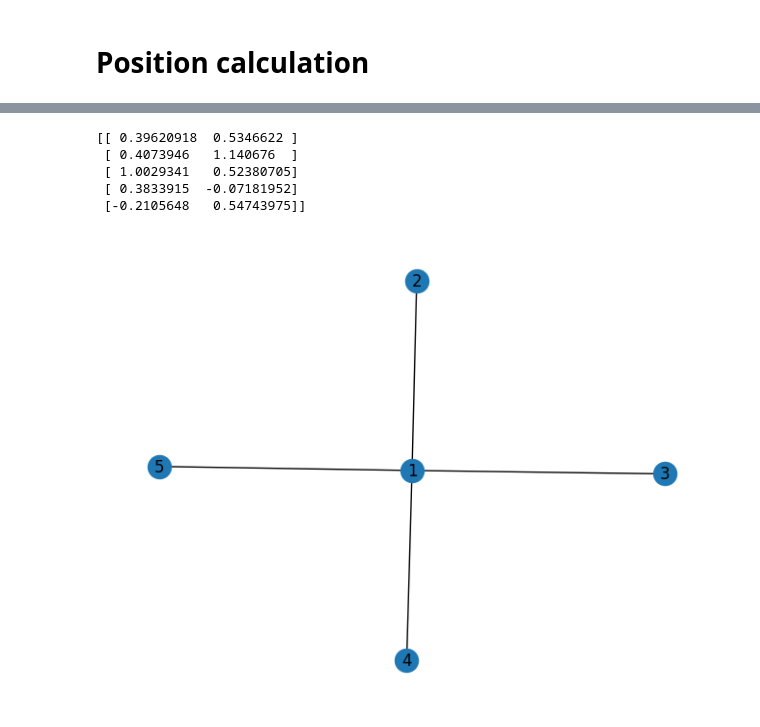
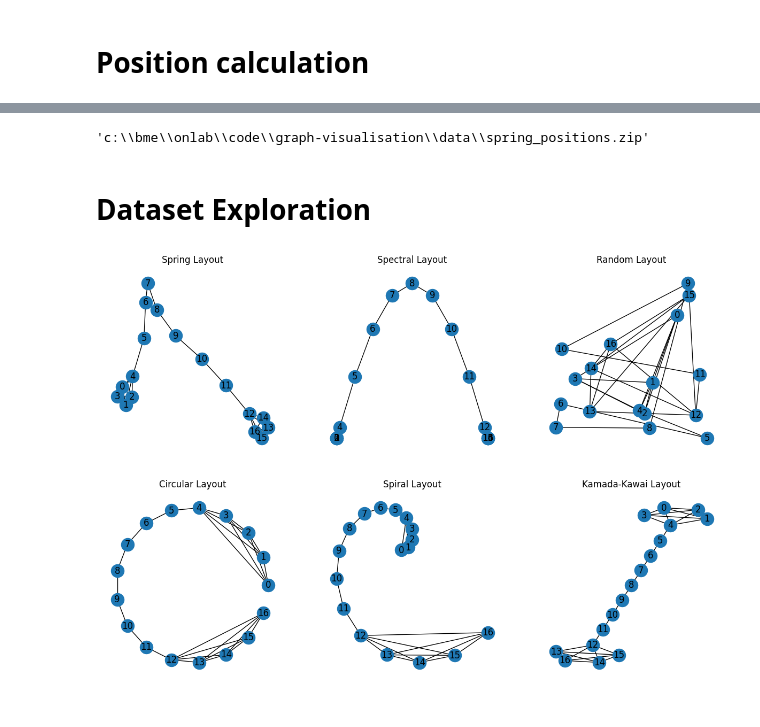
Before and after one commit to maya2d26/graph-visualisation, a Jupyter notebook: notebooks/Data.ipynb, the cells around one changed output, grey strips where cells are left out. Drawn from its saved outputs; the diff is of its cells as text; code cells hidden in the pictures.

Commit message:
fixed too dense graphs

```diff
--- a/notebooks/Data.ipynb
+++ b/notebooks/Data.ipynb
@@ -70,12 +80,7 @@ G.add_edges_from([(1, 2), (1, 3), (4, 1), (1, 5)])
-# %%
-pos = vis.fruchterman_reingold(G)
-print(pos)
-pos = dict(zip(G, pos))
-nx.draw(G, pos= pos,with_labels = True)
-# %% [output]
-[[ 0.39620918  0.5346622 ]
- [ 0.4073946   1.140676  ]
- [ 1.0029341   0.52380705]
- [ 0.3833915  -0.07181952]
- [-0.2105648   0.54743975]]
-[figure, removed]
+# %%
+# zip the position data data
+shutil.make_archive('../data/spring_positions', 'zip', gen.POS_FOLDER)
+# %% [output]
+'c:\\bme\\onlab\\code\\graph-visualisation\\data\\spring_positions.zip'
+# %% [markdown]
+# Dataset Exploration
@@ -81,0 +90,53 @@ nx.draw(G, pos= pos,with_labels = True)
+# %%
+# visualise a graph with 6 different algorithms
+# Create a sample graph
+G = nx.barbell_graph(5, 7)
+
+# Define the layout for each visualization method
+spring_pos = nx.spring_layout(G)
+spectral_pos = nx.spectral_layout(G)
+circular_pos = nx.circular_layout(G)
+random_pos = nx.random_layout(G)
+kk_pos = nx.kamada_kawai_layout(G)
+spiral_pos = nx.spiral_layout(G)
+
+# Create a figure with subplots
+fig, axes = plt.subplots(nrows=2, ncols=3, figsize=(15, 10))
+
+# Draw the graph with spring layout
+ax1 = axes[0,0]
+ax1.set_title('Spring Layout')
+nx.draw(G, pos=spring_pos, with_labels=True, ax=ax1)
+
+# Draw the graph with spectral layout
+ax2 = axes[0,1]
+ax2.set_title('Spectral Layout')
+nx.draw(G, pos=spectral_pos, with_labels=True, ax=ax2)
+
+# Draw the graph with random layout
+ax3 = axes[0,2]
+ax3.set_title('Random Layout')
+nx.draw(G, pos=random_pos, with_labels=True, ax=ax3)
+
+# Draw the graph with circular layout
+ax4 = axes[1,0]
+ax4.set_title('Circular Layout')
+nx.draw(G, pos=circular_pos, with_labels=True, ax=ax4)
+
+# Draw the graph with planar layout
+ax5 = axes[1,1]
+ax5.set_title('Spiral Layout')
+nx.draw(G, pos=spiral_pos, with_labels=True, ax=ax5)
+
+# Draw the graph with kamada-kawai layout
+ax6 = axes[1,2]
+ax6.set_title('Kamada-Kawai Layout')
+nx.draw(G, pos=kk_pos, with_labels=True, ax=ax6)
+
+# save the figure
+plt.savefig("../imgs/barbell_graph_plots.jpg")
+
+# Display the plot
+plt.show()
+# %% [output]
+[figure, added]
```
Also changed, not shown: parts of 28 cells of this notebook, 6 other files.
